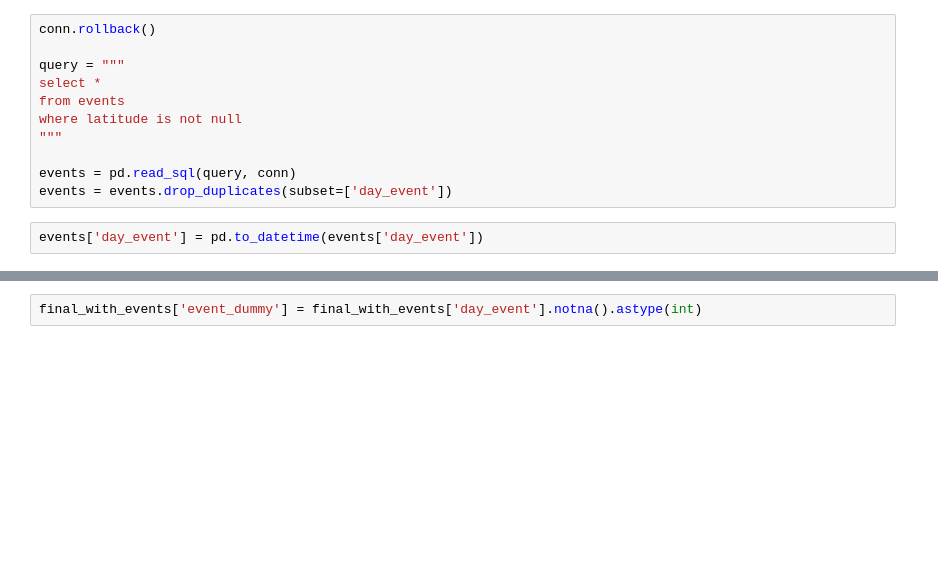
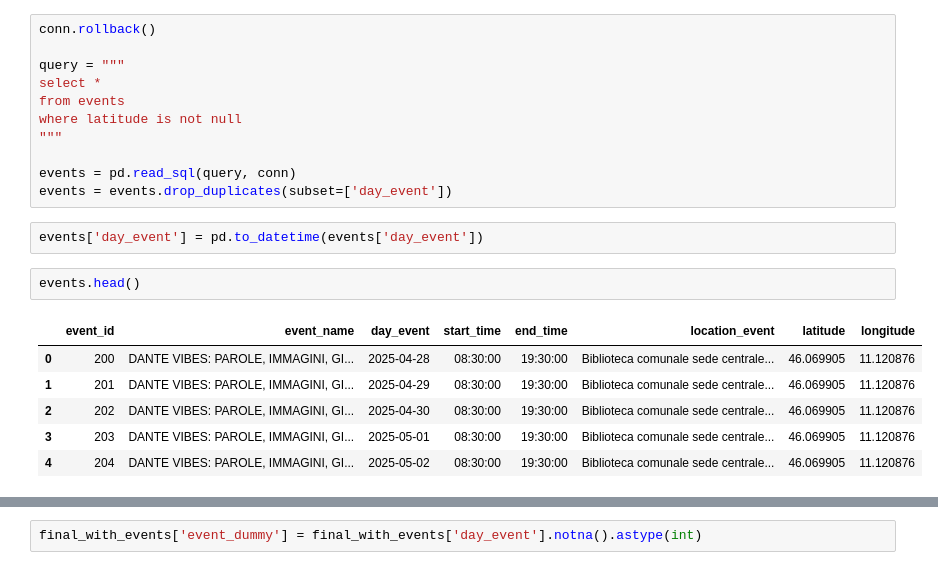
Before and after one commit to anthony-tricarico/BDTProject, a Jupyter notebook: notebooks/MLmodels.ipynb, the cells around one changed output, grey strips where cells are left out. Drawn from its saved outputs; the diff is of its cells as text; blank space fills up the shorter version.

```diff
--- a/notebooks/MLmodels.ipynb
+++ b/notebooks/MLmodels.ipynb
@@ -249,6 +246,15 @@ events = pd.read_sql(query, conn)
 events = events.drop_duplicates(subset=['day_event'])
 # %%
 events['day_event'] = pd.to_datetime(events['day_event'])
+# %%
+events.head()
+# %% [output]
+|  | event_id | event_name | day_event | start_time | end_time | location_event | latitude | longitude |
+| 0 | 200 | DANTE VIBES: PAROLE, IMMAGINI, GI... | 2025-04-28 | 08:30:00 | 19:30:00 | Biblioteca comunale sede centrale... | 46.069905 | 11.120876 |
+| 1 | 201 | DANTE VIBES: PAROLE, IMMAGINI, GI... | 2025-04-29 | 08:30:00 | 19:30:00 | Biblioteca comunale sede centrale... | 46.069905 | 11.120876 |
+| 2 | 202 | DANTE VIBES: PAROLE, IMMAGINI, GI... | 2025-04-30 | 08:30:00 | 19:30:00 | Biblioteca comunale sede centrale... | 46.069905 | 11.120876 |
+| 3 | 203 | DANTE VIBES: PAROLE, IMMAGINI, GI... | 2025-05-01 | 08:30:00 | 19:30:00 | Biblioteca comunale sede centrale... | 46.069905 | 11.120876 |
+| 4 | 204 | DANTE VIBES: PAROLE, IMMAGINI, GI... | 2025-05-02 | 08:30:00 | 19:30:00 | Biblioteca comunale sede centrale... | 46.069905 | 11.120876 |
 # %%
 # Ensure both columns are in datetime format (date only, no time)
 merged['timestamp'] = merged['timestamp_x']
```
Also changed, not shown: parts of 42 cells of this notebook, 13 other files.
